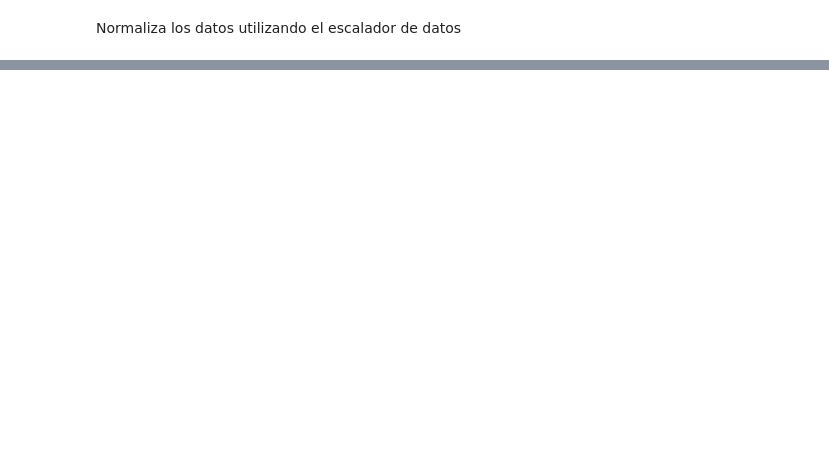
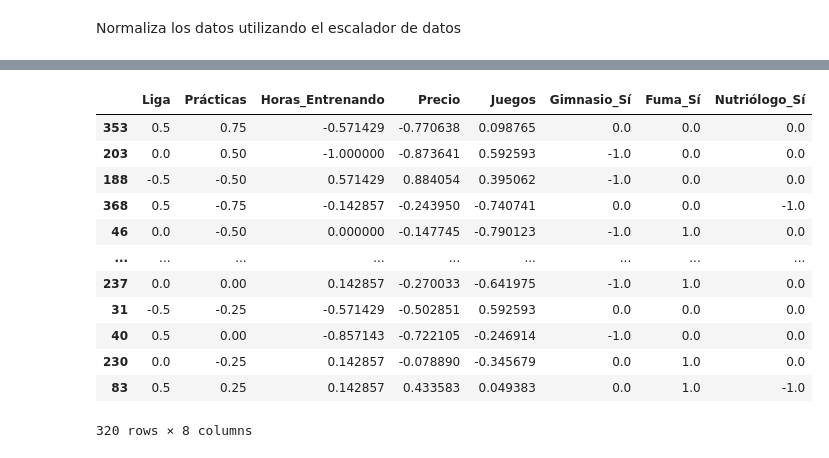
Before and after one commit to fgbyte/dsc_basics, a Jupyter notebook: notebooks/real_project.ipynb, the cells around one changed output, grey strips where cells are left out. Saved outputs shown, nothing was run; the diff lists cells and outputs as text; code cells hidden in the pictures; blank space fills up the shorter version.

```diff
--- a/notebooks/real_project.ipynb
+++ b/notebooks/real_project.ipynb
@@ -230,0 +329,24 @@ from sklearn.preprocessing import MinMaxScaler, StandardScaler, RobustScaler
+# %%
+# Separando los datos
+
+train_val_df, test_df = train_test_split(
+    data_f, test_size=0.2, random_state=23)
+# parte el data_f en 20% y los toma para Datos de Prueba (test_df) y los otros 80% para Datos de Entrenamiento (train_val_df).
+
+# random_state es una semilla base 23 para que tome los datos específicos y reproducibles en otros tests.
+# %%
+train_val_df  # 80% de los datos para entrenamiento tomados aleatoriamente en semilla base 23
+# %% [output]
+|  | Liga | Prácticas | Horas_Entrenando | Precio | Juegos | Gimnasio_Sí | Fuma_Sí | Nutriólogo_Sí |
+| 353 | 0.5 | 0.75 | -0.571429 | -0.770638 | 0.098765 | 0.0 | 0.0 | 0.0 |
+| 203 | 0.0 | 0.50 | -1.000000 | -0.873641 | 0.592593 | -1.0 | 0.0 | 0.0 |
+| 188 | -0.5 | -0.50 | 0.571429 | 0.884054 | 0.395062 | -1.0 | 0.0 | 0.0 |
+| 368 | 0.5 | -0.75 | -0.142857 | -0.243950 | -0.740741 | 0.0 | 0.0 | -1.0 |
+| 46 | 0.0 | -0.50 | 0.000000 | -0.147745 | -0.790123 | -1.0 | 1.0 | 0.0 |
+| ... | ... | ... | ... | ... | ... | ... | ... | ... |
+| 237 | 0.0 | 0.00 | 0.142857 | -0.270033 | -0.641975 | -1.0 | 1.0 | 0.0 |
+| 31 | -0.5 | -0.25 | -0.571429 | -0.502851 | 0.592593 | 0.0 | 0.0 | 0.0 |
+| 40 | 0.5 | 0.00 | -0.857143 | -0.722105 | -0.246914 | -1.0 | 0.0 | 0.0 |
+| 230 | 0.0 | -0.25 | 0.142857 | -0.078890 | -0.345679 | 0.0 | 1.0 | 0.0 |
+| 83 | 0.5 | 0.25 | 0.142857 | 0.433583 | 0.049383 | 0.0 | 1.0 | -1.0 |
+320 rows × 8 columns
```
Also changed, not shown: parts of 51 cells of this notebook.
